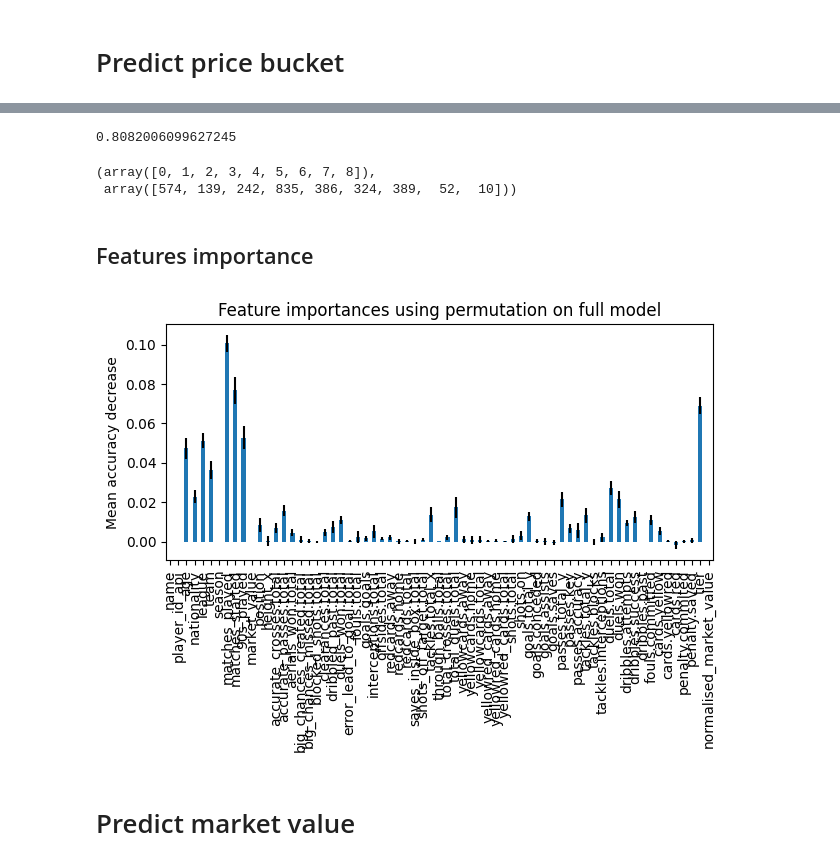
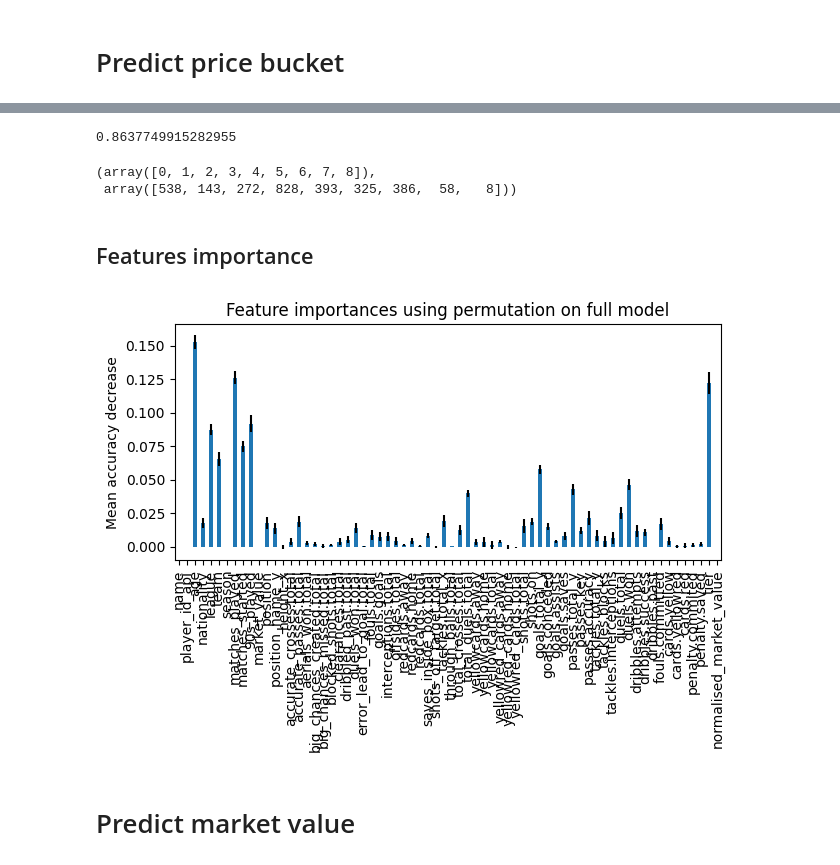
Before and after one commit to GolAITech/models, a Jupyter notebook: notebooks/all_positions_model.ipynb, the cells around one changed output, grey strips where cells are left out. Saved outputs shown, nothing was run; the diff lists cells and outputs as text; code cells hidden in the pictures.

```diff
--- a/notebooks/all_positions_model.ipynb
+++ b/notebooks/all_positions_model.ipynb
@@ -503,6 +366,7 @@ categorical_features = [
     "team",
     "tier",
     "position",
+    "position_name_y",
 ]
 categorical_transformer = Pipeline(
     steps=[
@@ -535,5 +426,21 @@ X = players_selected_vars
 # %%
-X_train, X_test, y_train, y_test = train_test_split(X, y, test_size=0.2, random_state=42)
+goalkeepers = (X["position"] == "Goalkeeper").values
+attackers = (X["position"] == "Attack").values
+defenders = (X["position"] == "Defender").values
+midfielders = (X["position"] == "Midfield").values
+
+(
+    X_train, X_test,
+    y_train, y_test,
+    goalkeepers_train, goalkeepers_test,
+    attackers_train, attackers_test,
+    defenders_train, defenders_test,
+    midfielders_train, midfielders_test
+) = train_test_split(
+    X, y,
+    goalkeepers, attackers, defenders, midfielders,
+    test_size=0.2, random_state=42
+)
 # %%
 np.unique(y_train, return_counts=True)
 # %% [output]
@@ -646,30 +634,30 @@ cnt
 2951
 # %%
-(549 + 1321 + 515) / 2951
+(583 + 1397 + 569) / 2951
 # %% [output]
-0.8082006099627245
+0.8637749915282955
 # %%
 np.unique(y_lr, return_counts=True)
 # %% [output]
 (array([0, 1, 2, 3, 4, 5, 6, 7, 8]),
- array([574, 139, 242, 835, 386, 324, 389,  52,  10]))
+ array([538, 143, 272, 828, 393, 325, 386,  58,   8]))
 # %% [markdown]
 ## Features importance
 # %%
 result = permutation_importance(
-    clf, X_test, y_test, n_repeats=10, random_state=42, n_jobs=2
+    mlp, X_test, y_test, n_repeats=10, random_state=42, n_jobs=2
 )
 
 forest_importances = pd.Series(result.importances_mean, index=X_test.columns)
 
 fig, ax = plt.subplots()
 forest_importances.plot.bar(yerr=result.importances_std, ax=ax)
 ax.set_title("Feature importances using permutation on full model")
 ax.set_ylabel("Mean accuracy decrease")
 fig.tight_layout()
 plt.show()
 # %% [output]
-[figure, old version]
+[figure, new version]
 # %% [markdown]
 # Predict market value
 # %%
```
Also changed, not shown: parts of 52 cells of this notebook, 5 other files.
